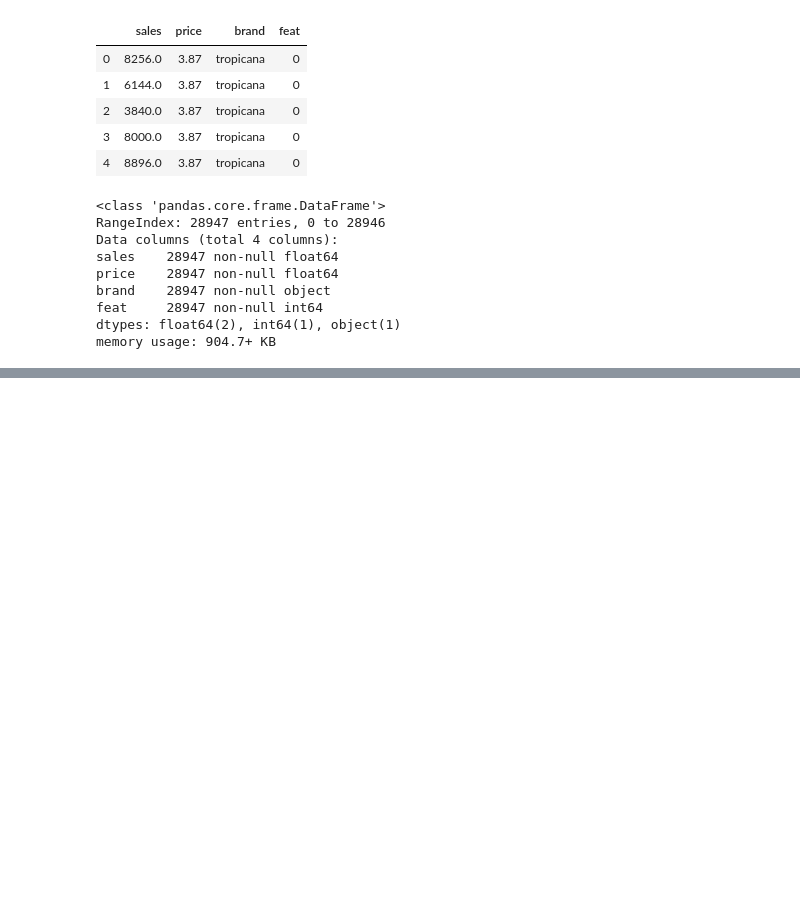
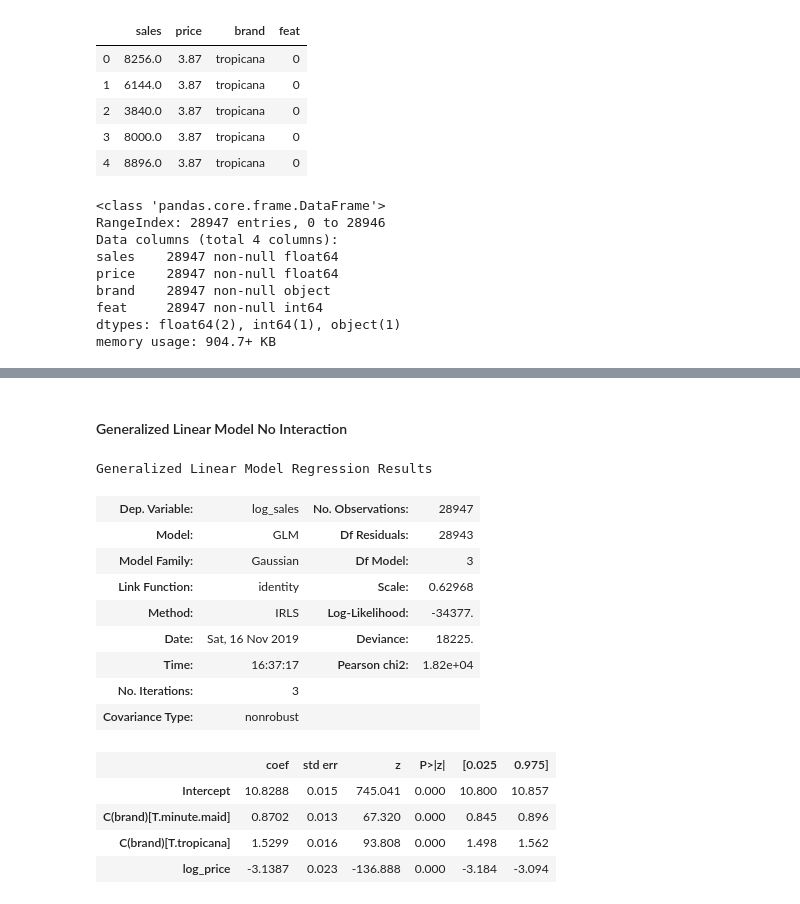
Before and after one commit to timraiswell/businessdatascience, a Jupyter notebook: Chapter 2 - Regression.ipynb, the cells around one changed output, grey strips where cells are left out. Drawn from its saved outputs; the diff is of its cells as text; code cells hidden in the pictures; blank space fills up the shorter version.

```diff
--- a/Chapter 2 - Regression.ipynb
+++ b/Chapter 2 - Regression.ipynb
@@ -26,0 +59,24 @@ memory usage: 904.7+ KB
+# %% [markdown]
+#### Generalized Linear Model No Interaction
+# %%
+# We use use stasmodels and not SK-Learn because the former is developed for inferential statistics; the
+# latter is developed for machine learning prediction.
+import statsmodels.formula.api as smf
+# Build the model using the formula api; the C() command treats the brand as a dummy variable automatically.
+smf.glm(formula="log_sales ~ log_price + C(brand)", data=df).fit().summary()
+# %% [output]
+Generalized Linear Model Regression Results
+| Dep. Variable: | log_sales | No. Observations: | 28947 |
+| Model: | GLM | Df Residuals: | 28943 |
+| Model Family: | Gaussian | Df Model: | 3 |
+| Link Function: | identity | Scale: | 0.62968 |
+| Method: | IRLS | Log-Likelihood: | -34377. |
+| Date: | Sat, 16 Nov 2019 | Deviance: | 18225. |
+| Time: | 16:37:17 | Pearson chi2: | 1.82e+04 |
+| No. Iterations: | 3 |  |  |
+| Covariance Type: | nonrobust |  |  |
+|  | coef | std err | z | P>|z| | [0.025 | 0.975] |
+| Intercept | 10.8288 | 0.015 | 745.041 | 0.000 | 10.800 | 10.857 |
+| C(brand)[T.minute.maid] | 0.8702 | 0.013 | 67.320 | 0.000 | 0.845 | 0.896 |
+| C(brand)[T.tropicana] | 1.5299 | 0.016 | 93.808 | 0.000 | 1.498 | 1.562 |
+| log_price | -3.1387 | 0.023 | -136.888 | 0.000 | -3.184 | -3.094 |
```
Also changed, not shown: parts of 13 cells of this notebook.
